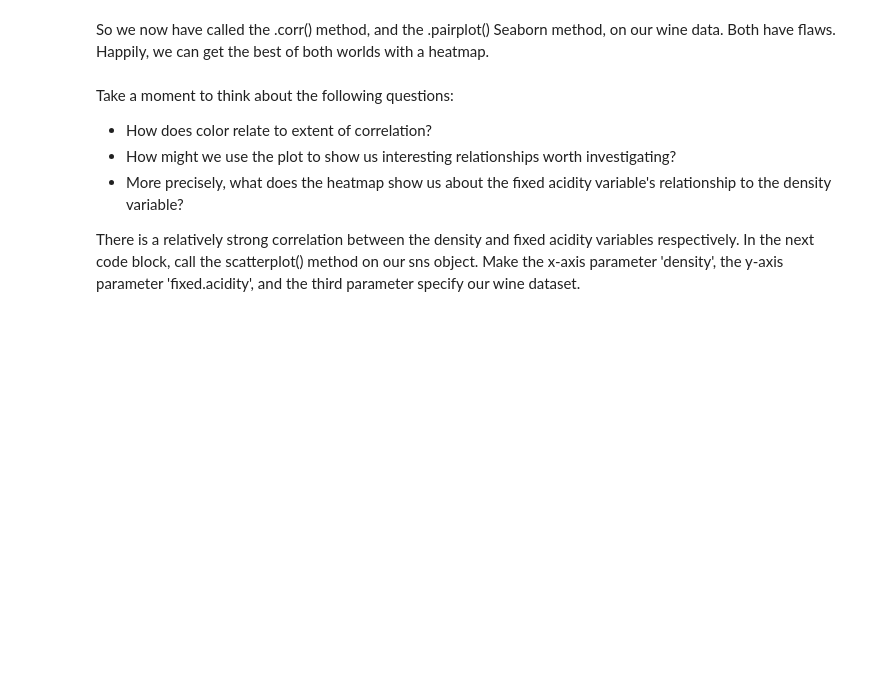
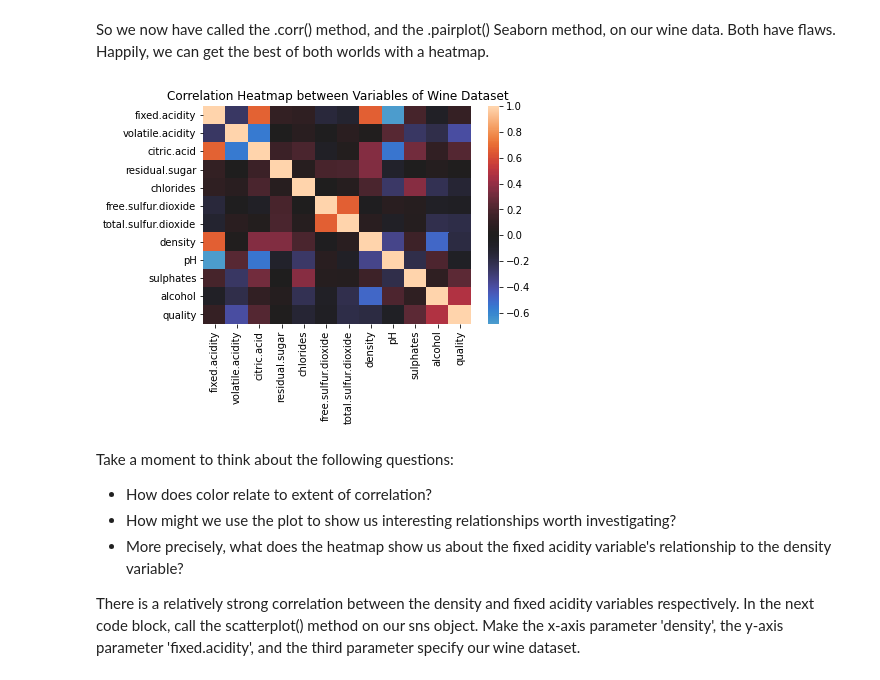
Before and after one commit to jolfr/linear-regression-cs, a Jupyter notebook: Springboard Regression Case Study, Unit 8 - the Red Wine Dataset - Tier 3 (1).ipynb, the cells around one changed output. Drawn from its saved outputs; the diff is of its cells as text; code cells hidden in the pictures; blank space fills up the shorter version.

```diff
--- a/Springboard Regression Case Study, Unit 8 - the Red Wine Dataset - Tier 3 (1).ipynb
+++ b/Springboard Regression Case Study, Unit 8 - the Red Wine Dataset - Tier 3 (1).ipynb
@@ -212,7 +215,11 @@ Here's a couple things you might have noticed:
 So we now have called the .corr() method, and the .pairplot() Seaborn method, on our wine data. Both have flaws. Happily, we can get the best of both worlds with a heatmap.
 # %%
 # Make a heatmap of the data
-_ _ _
+_ = sns.heatmap(df.corr(), center=0)
+_ = plt.title('Correlation Heatmap between Variables of Wine Dataset')
+plt.show()
+# %% [output]
+[figure, added]
 # %% [markdown]
 Take a moment to think about the following questions:
 - How does color relate to extent of correlation?
```
Also changed, not shown: parts of 4 cells of this notebook.
